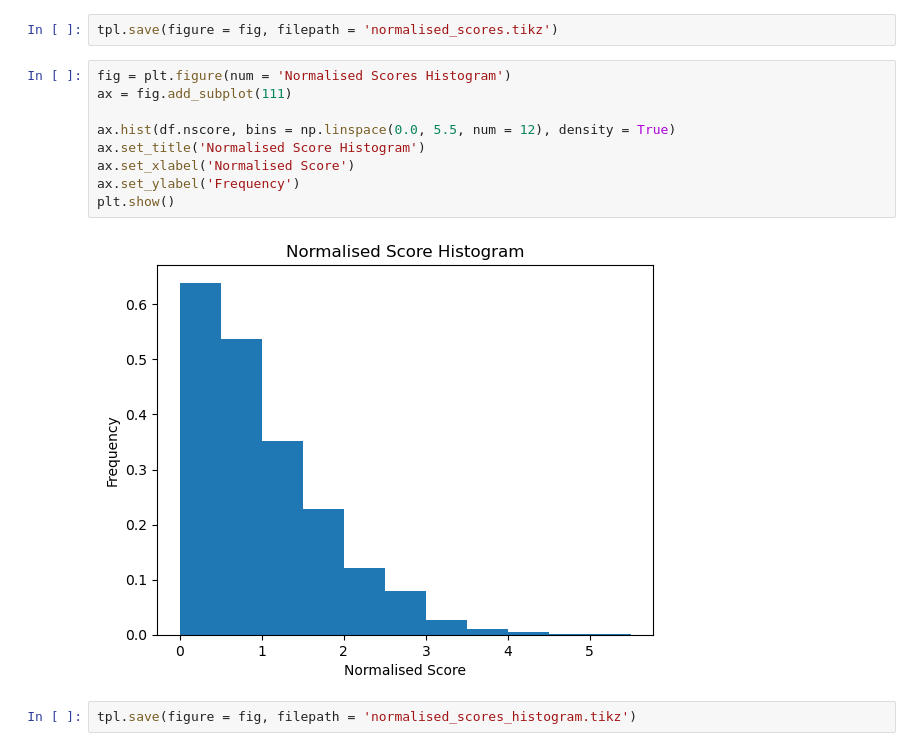
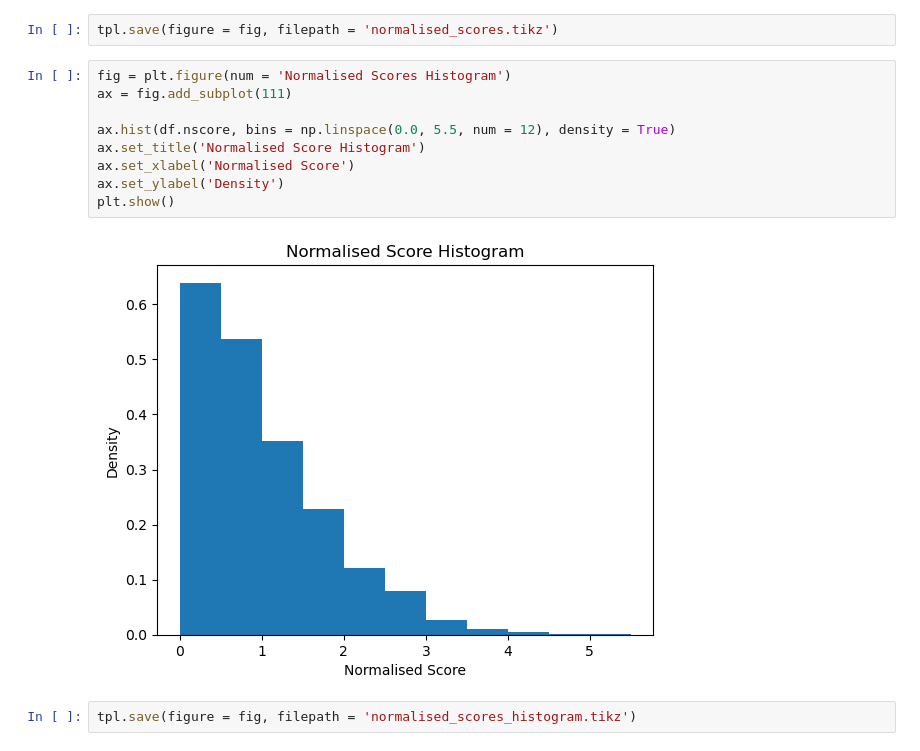
Before and after one commit to DavorPenzar/eurovision, a Jupyter notebook: Transform_Raw_Scores_Data.ipynb, the cells around one changed output. Saved outputs shown, nothing was run; the diff lists cells and outputs as text.

```diff
--- a/Transform_Raw_Scores_Data.ipynb
+++ b/Transform_Raw_Scores_Data.ipynb
@@ -800,14 +804,14 @@ tpl.save(figure = fig, filepath = 'normalised_scores.tikz')
 # %%
 fig = plt.figure(num = 'Normalised Scores Histogram')
 ax = fig.add_subplot(111)
 
 ax.hist(df.nscore, bins = np.linspace(0.0, 5.5, num = 12), density = True)
 ax.set_title('Normalised Score Histogram')
 ax.set_xlabel('Normalised Score')
-ax.set_ylabel('Frequency')
+ax.set_ylabel('Density')
 plt.show()
 # %% [output]
-[figure, old version]
+[figure, new version]
 # %%
 tpl.save(figure = fig, filepath = 'normalised_scores_histogram.tikz')
 # %% [markdown]
```
Also changed, not shown: parts of 3 cells of this notebook.
